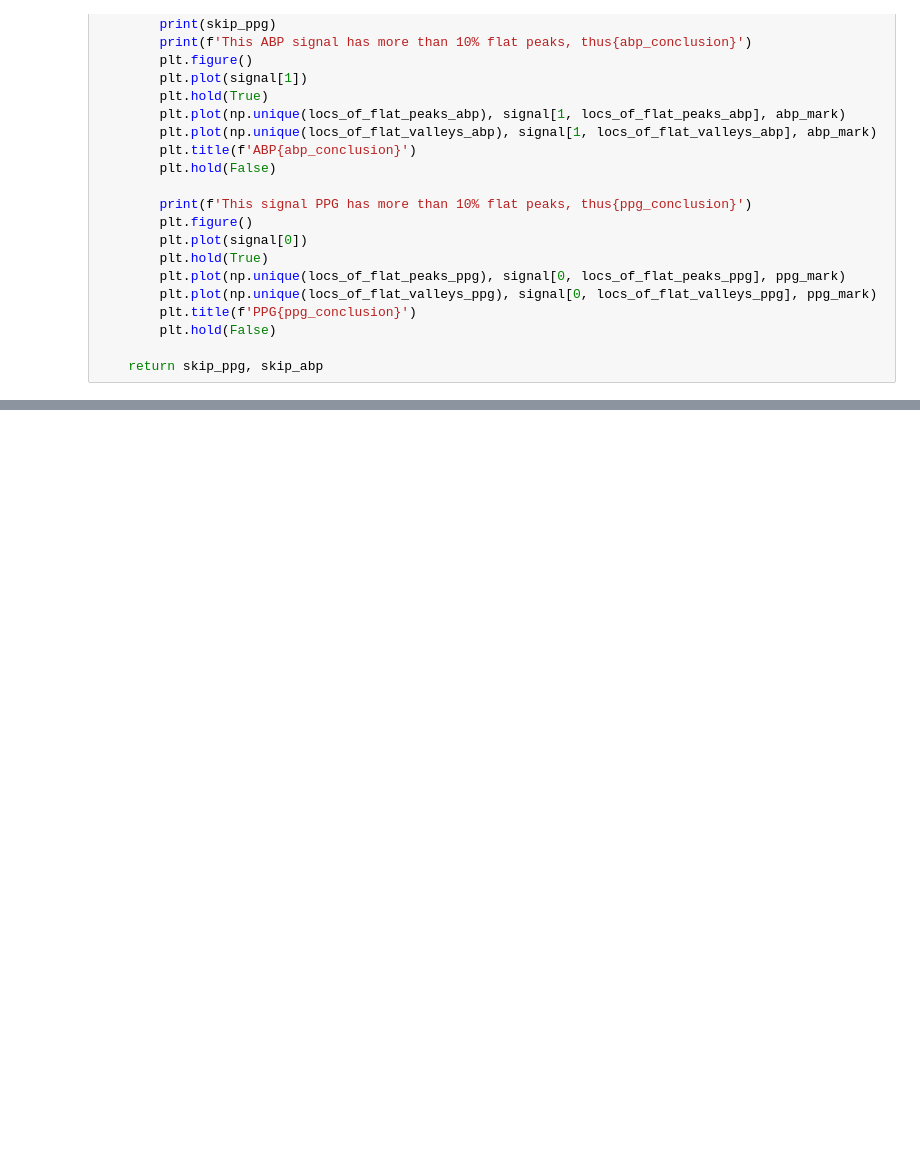
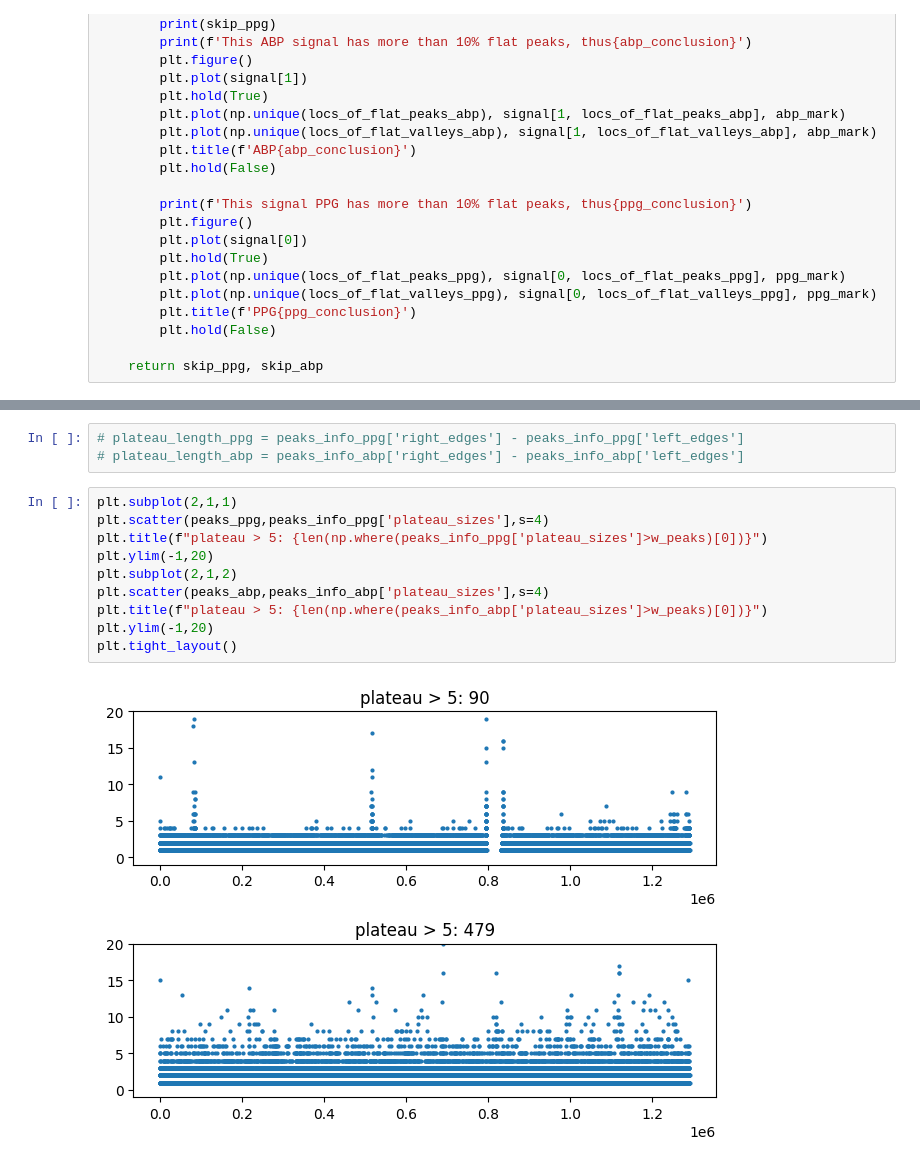
Before and after one commit to ax6000/BloodPressureEstimation, a Jupyter notebook: notebooks/del_flat_waves.ipynb, the cells around one changed output, grey strips where cells are left out. Cells and saved outputs as stored; diff of their text form; blank space fills up the shorter version.

```diff
--- a/notebooks/del_flat_waves.ipynb
+++ b/notebooks/del_flat_waves.ipynb
@@ -179,0 +270,15 @@ def flat_peaks(signal, abp_peaks, abp_valleys, ppg_peaks, ppg_valleys, abp_thres
+# %%
+# plateau_length_ppg = peaks_info_ppg['right_edges'] - peaks_info_ppg['left_edges']
+# plateau_length_abp = peaks_info_abp['right_edges'] - peaks_info_abp['left_edges']
+# %%
+plt.subplot(2,1,1)
+plt.scatter(peaks_ppg,peaks_info_ppg['plateau_sizes'],s=4)
+plt.title(f"plateau > 5: {len(np.where(peaks_info_ppg['plateau_sizes']>w_peaks)[0])}")
+plt.ylim(-1,20)
+plt.subplot(2,1,2)
+plt.scatter(peaks_abp,peaks_info_abp['plateau_sizes'],s=4)
+plt.title(f"plateau > 5: {len(np.where(peaks_info_abp['plateau_sizes']>w_peaks)[0])}")
+plt.ylim(-1,20)
+plt.tight_layout()
+# %% [output]
+[figure, added]
```
Also changed, not shown: parts of 27 cells of this notebook, 2 other files.
